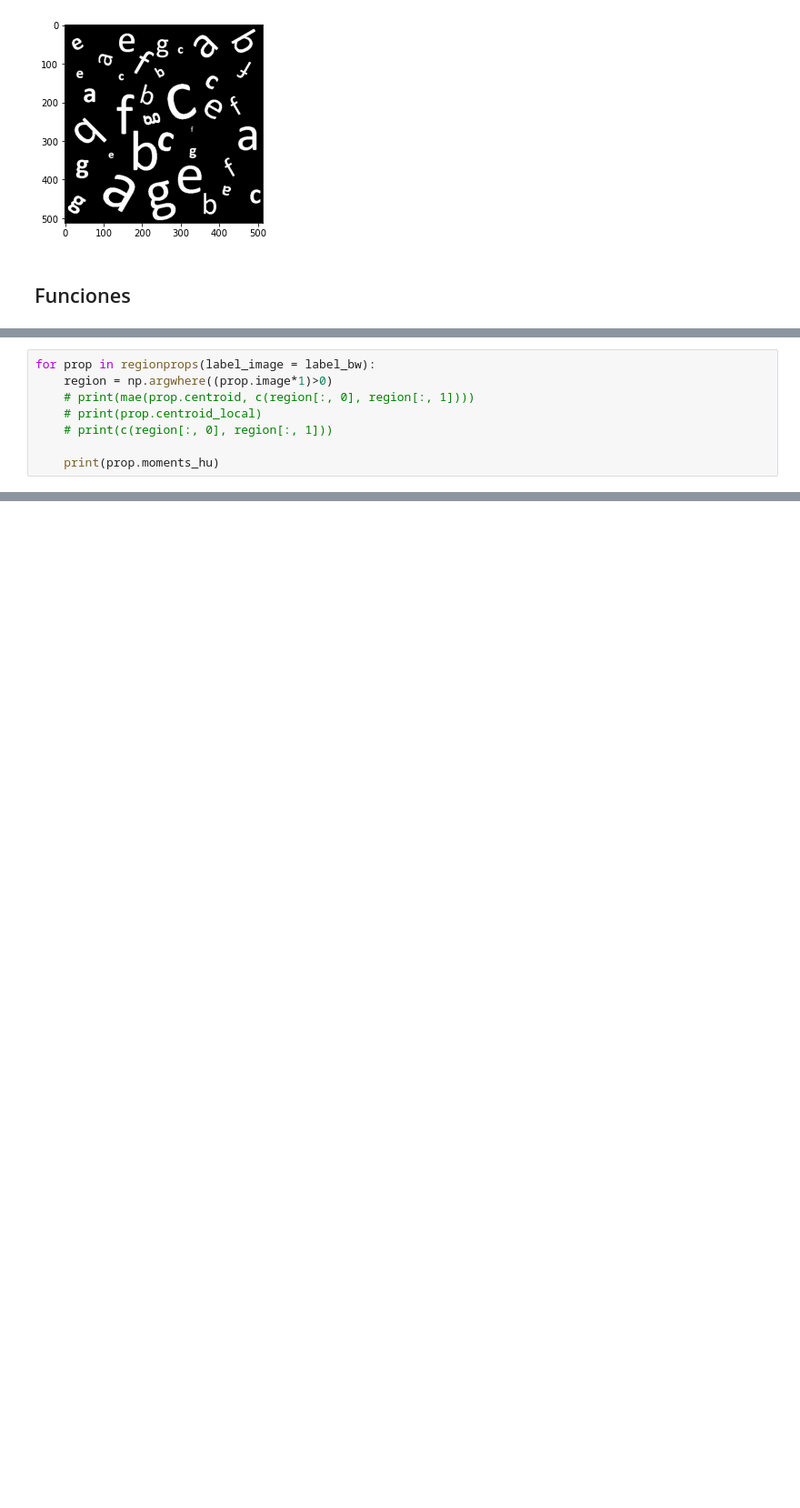
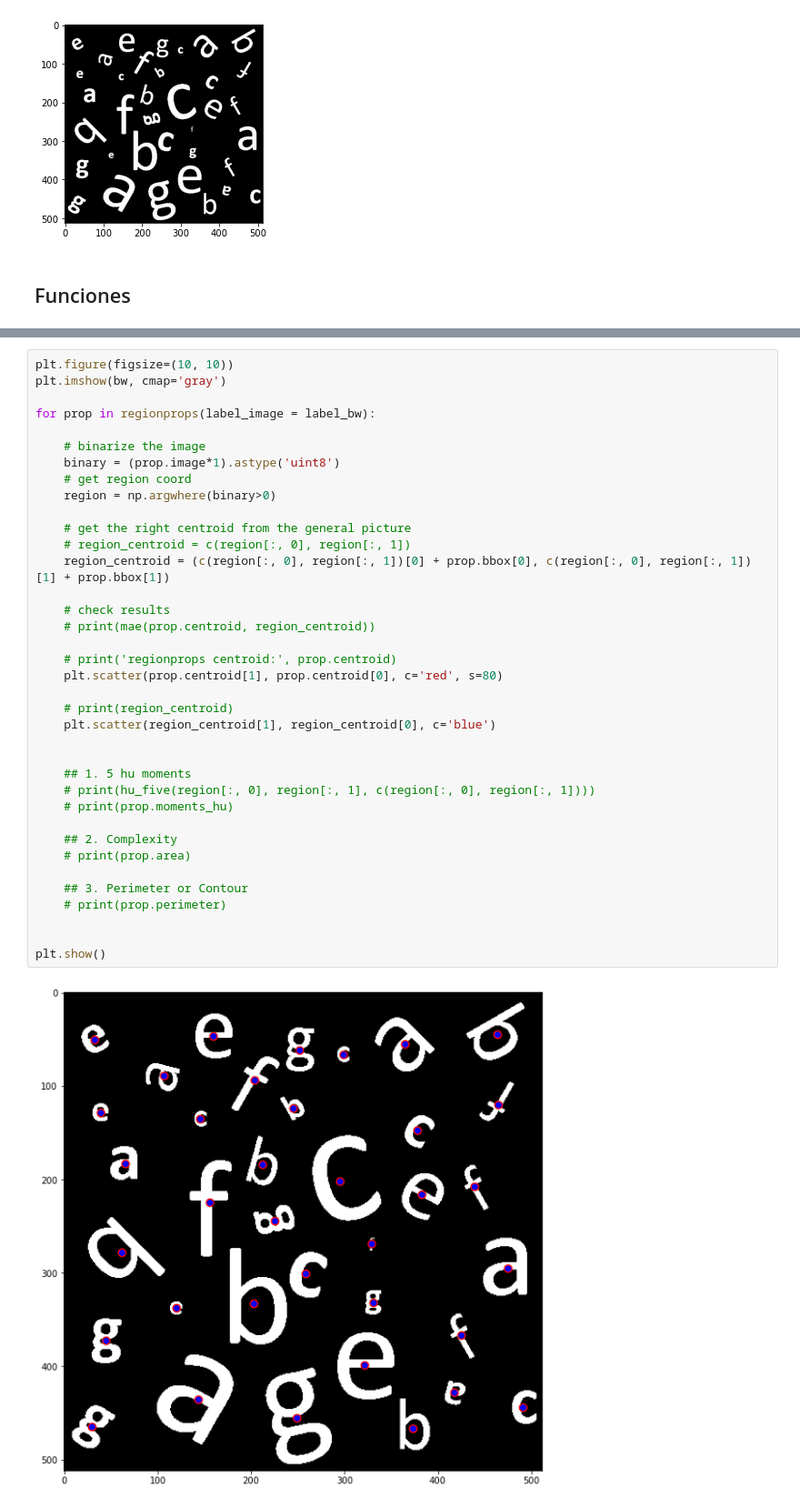
Before and after one commit to Atotem/TICS-585_ImagePatternRecognition, a Jupyter notebook: tarea_01.ipynb, the cells around one changed output, grey strips where cells are left out. Shown at 91% size. Drawn from its saved outputs; the diff is of its cells as text; blank space fills up the shorter version.

```diff
--- a/tarea_01.ipynb
+++ b/tarea_01.ipynb
@@ -123,8 +175,0 @@ print(hu_five(region[:, 0], region[:, 1], centroid))
-# %%
-for prop in regionprops(label_image = label_bw):
-    region = np.argwhere((prop.image*1)>0)
-    # print(mae(prop.centroid, c(region[:, 0], region[:, 1])))
-    # print(prop.centroid_local)
-    # print(c(region[:, 0], region[:, 1]))
-
-    print(prop.moments_hu)
@@ -148,0 +178,39 @@ for prop in regionprops(label_image = label_bw):
+# %%
+plt.figure(figsize=(10, 10))
+plt.imshow(bw, cmap='gray')
+
+for prop in regionprops(label_image = label_bw):
+
+    # binarize the image
+    binary = (prop.image*1).astype('uint8')
+    # get region coord
+    region = np.argwhere(binary>0)
+
+    # get the right centroid from the general picture
+    # region_centroid = c(region[:, 0], region[:, 1])
+    region_centroid = (c(region[:, 0], region[:, 1])[0] + prop.bbox[0], c(region[:, 0], region[:, 1])[1] + prop.bbox[1])
+
+    # check results
+    # print(mae(prop.centroid, region_centroid))
+
+    # print('regionprops centroid:', prop.centroid)
+    plt.scatter(prop.centroid[1], prop.centroid[0], c='red', s=80)
+
+    # print(region_centroid)
+    plt.scatter(region_centroid[1], region_centroid[0], c='blue')
+
+
+    ## 1. 5 hu moments
+    # print(hu_five(region[:, 0], region[:, 1], c(region[:, 0], region[:, 1])))
+    # print(prop.moments_hu)
+
+    ## 2. Complexity
+    # print(prop.area)
+
+    ## 3. Perimeter or Contour
+    # print(prop.perimeter)
+
+
+plt.show()
+# %% [output]
+[figure, added]
```
Also changed, not shown: parts of 5 cells of this notebook, 1 other file.
